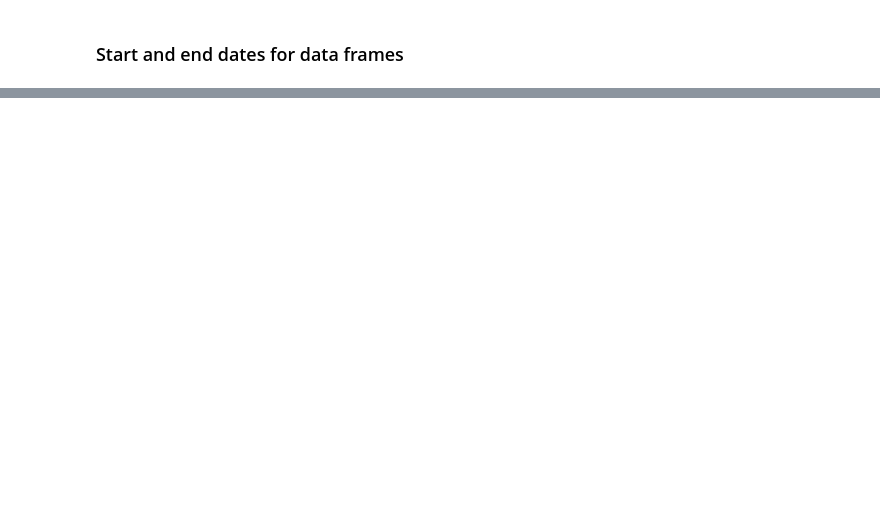
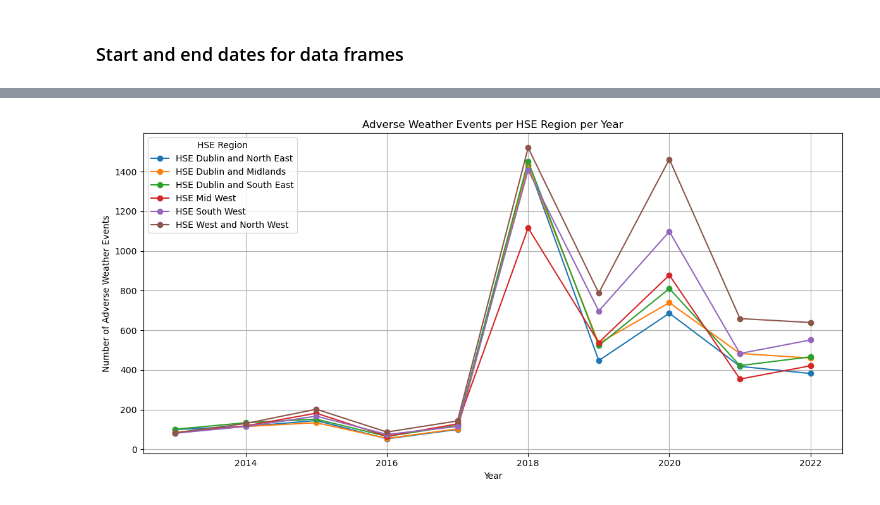
Before and after one commit to paulie57/ul_project_Msc_AI, a Jupyter notebook: data/met_eireann/eda/met_eireann_dataprep_eda.ipynb, the cells around one changed output, grey strips where cells are left out. Drawn from its saved outputs; the diff is of its cells as text; code cells hidden in the pictures; blank space fills up the shorter version.

Commit message:
standard notebooks, nas data, dmp, data processing

```diff
--- a/data/met_eireann/eda/met_eireann_dataprep_eda.ipynb
+++ b/data/met_eireann/eda/met_eireann_dataprep_eda.ipynb
@@ -1083,0 +1341,47 @@ End date: 2023-08-05 12:02:28+00:00
+# %%
+for region in hse_regions:
+    df_combined[region] = 0
+
+# Update HSE region columns based on county data
+for region, counties in hse_regions.items():
+    # Ensure all counties exist in the DataFrame
+    valid_counties = [county for county in counties if county in df_combined.columns]
+    # Set the HSE region column to 1 if any of its counties are 1
+    df_combined[region] = df_combined[valid_counties].max(axis=1)
+# %%
+
+df_combined['Issue Time'] = pd.to_datetime(df_combined['Issue Time'], errors='coerce', utc=True)
+df_combined['Year'] = df_combined['Issue Time'].dt.year
+# List of HSE region columns
+hse_region_columns = list(hse_regions.keys())
+
+# Melt the DataFrame to have HSE regions in rows
+df_melted = df_combined.melt(
+    id_vars=['Year', 'Warning Element', 'Warning Colour'],
+    value_vars=hse_region_columns,
+    var_name='HSE Region',
+    value_name='Event'
+)
+
+# Filter to include only events where the region is affected
+df_melted = df_melted[df_melted['Event'] == 1]
+
+# Group by 'HSE Region' and 'Year' to count events
+region_year_counts = df_melted.groupby(['HSE Region', 'Year']).size().reset_index(name='Event Count')
+# %%
+import matplotlib.pyplot as plt
+# Plot the data
+plt.figure(figsize=(12, 6))
+for region in hse_region_columns:
+    data = region_year_counts[region_year_counts['HSE Region'] == region]
+    plt.plot(data['Year'], data['Event Count'], marker='o', label=region)
+
+plt.xlabel('Year')
+plt.ylabel('Number of Adverse Weather Events')
+plt.title('Adverse Weather Events per HSE Region per Year')
+plt.legend(title='HSE Region')
+plt.grid(True)
+plt.tight_layout()
+plt.show()
+# %% [output]
+[figure, added]
```
Also changed, not shown: parts of 50 cells of this notebook, 30 other files.
